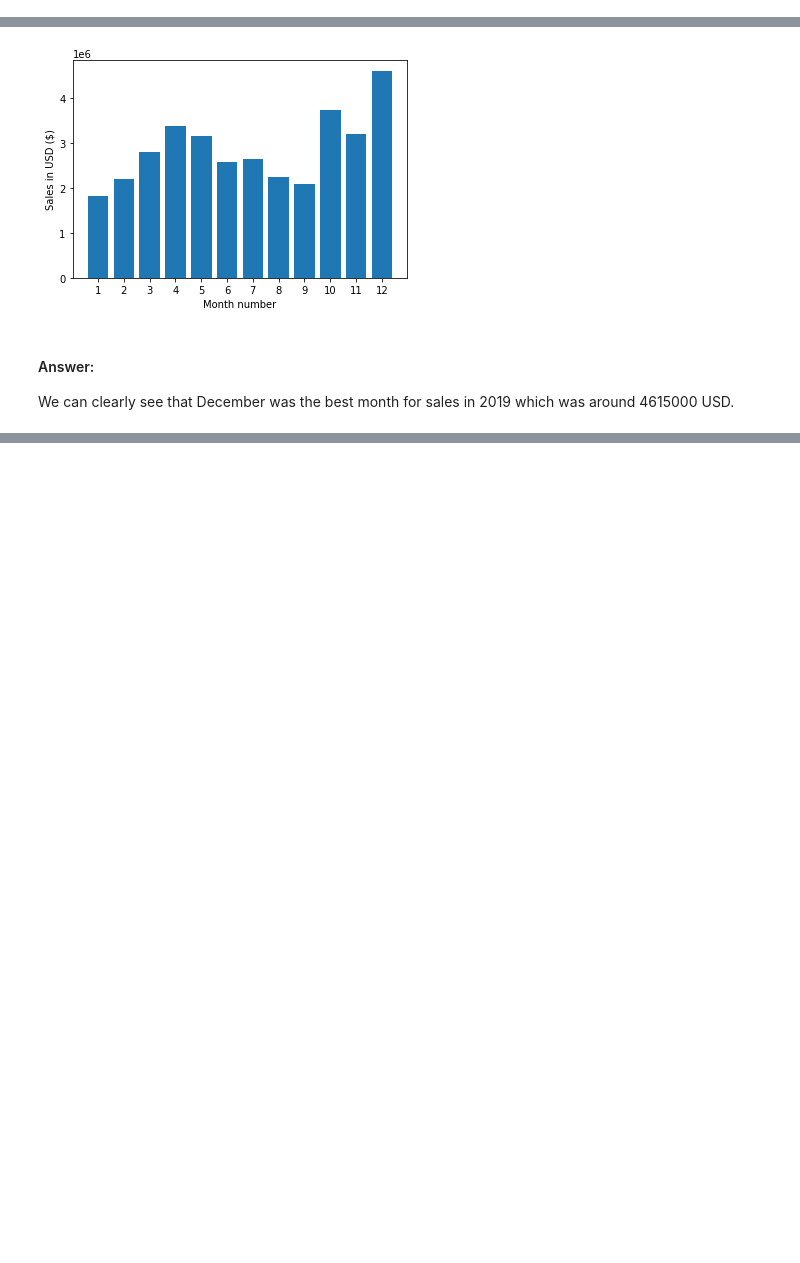
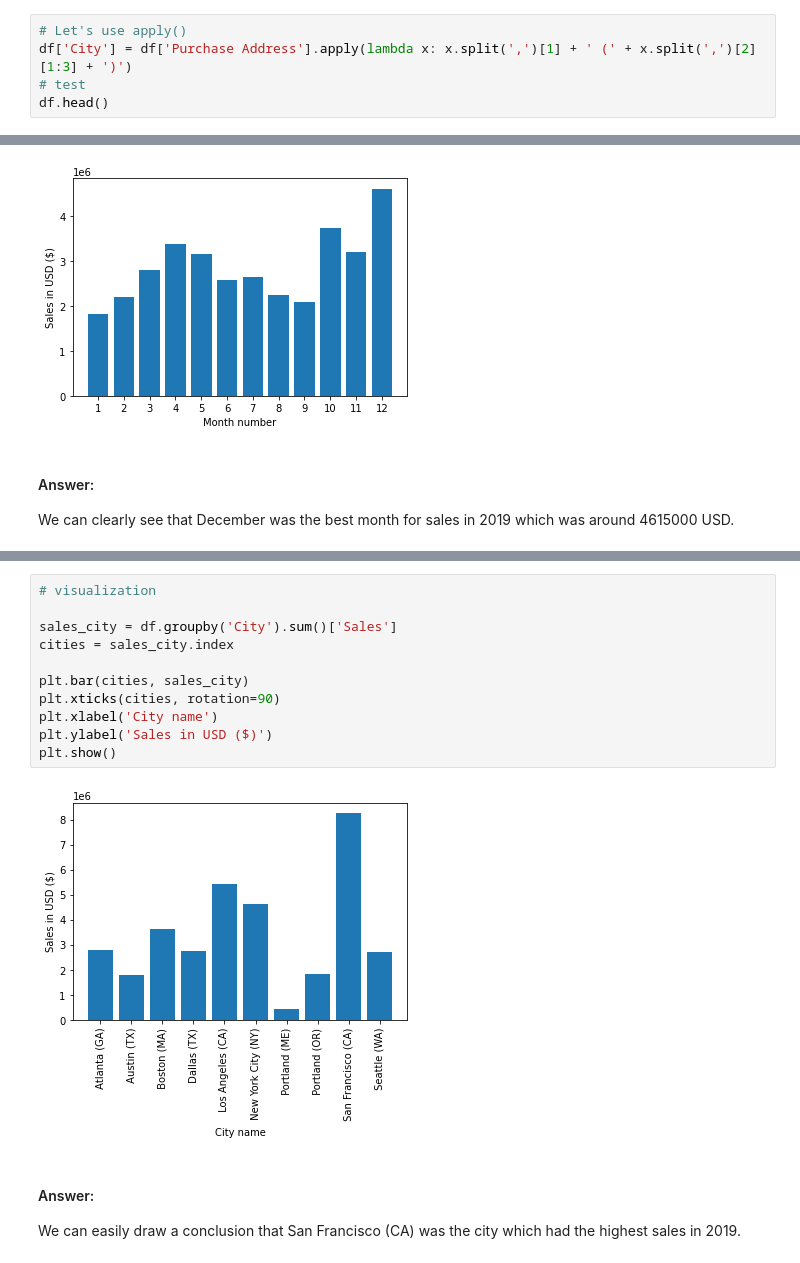
Before and after one commit to AnhKun/sales_analysis, a Jupyter notebook: Sales Analysis.ipynb, the cells around one changed output, grey strips where cells are left out. Drawn from its saved outputs; the diff is of its cells as text; blank space fills up the shorter version.

Commit message:
cleanning and answer the 2nd question

```diff
--- a/Sales Analysis.ipynb
+++ b/Sales Analysis.ipynb
@@ -191,0 +198,5 @@ df.head()
+# %%
+# Let's use apply()
+df['City'] = df['Purchase Address'].apply(lambda x: x.split(',')[1] + ' (' + x.split(',')[2][1:3] + ')')
+# test
+df.head()
@@ -230,0 +262,16 @@ os.remove("./datasets/all_data.csv")
+# %%
+# visualization
+
+sales_city = df.groupby('City').sum()['Sales']
+cities = sales_city.index
+
+plt.bar(cities, sales_city)
+plt.xticks(cities, rotation=90)
+plt.xlabel('City name')
+plt.ylabel('Sales in USD ($)')
+plt.show()
+# %% [output]
+[figure, added]
+# %% [markdown]
+#### Answer:
+We can easily draw a conclusion that San Francisco (CA) was the city which had the highest sales in 2019.
```
Also changed, not shown: parts of 25 cells of this notebook.
